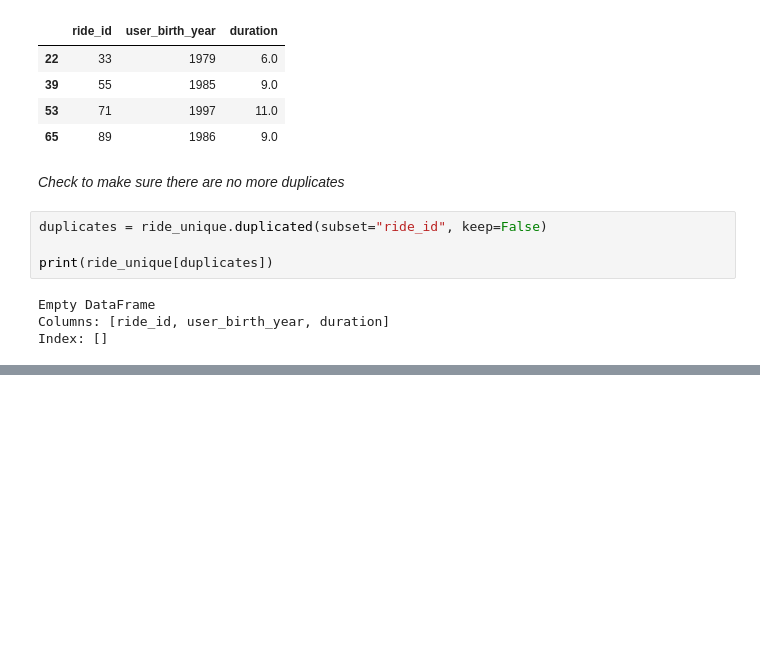
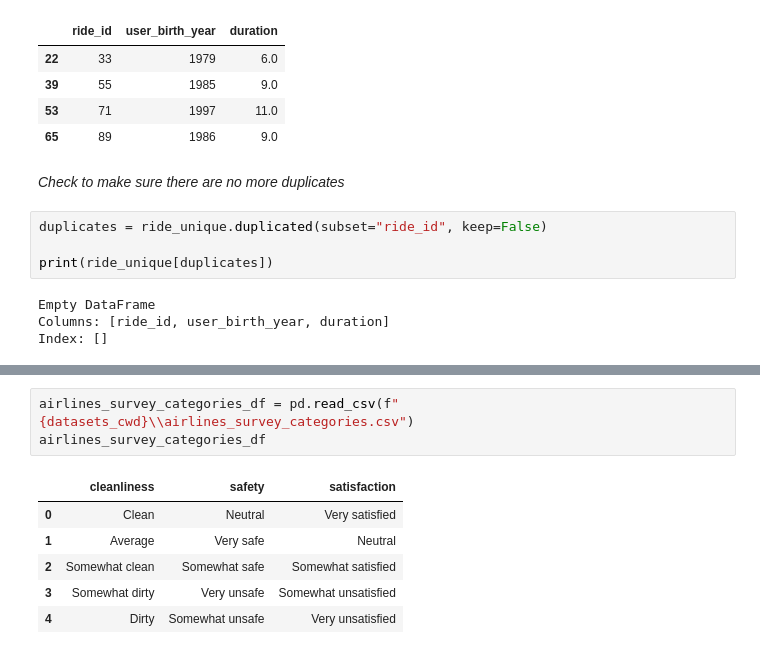
Before and after one commit to priscilla-arinze/PythonReview, a Jupyter notebook: LIBRARIES/Pandas_CleaningData.ipynb, the cells around one changed output, grey strips where cells are left out. Cells and saved outputs as stored; diff of their text form; blank space fills up the shorter version.

```diff
--- a/LIBRARIES/Pandas_CleaningData.ipynb
+++ b/LIBRARIES/Pandas_CleaningData.ipynb
@@ -406,0 +426,10 @@ Index: []
+# %%
+airlines_survey_categories_df = pd.read_csv(f"{datasets_cwd}\\airlines_survey_categories.csv")
+airlines_survey_categories_df
+# %% [output]
+|  | cleanliness | safety | satisfaction |
+| 0 | Clean | Neutral | Very satisfied |
+| 1 | Average | Very safe | Neutral |
+| 2 | Somewhat clean | Somewhat safe | Somewhat satisfied |
+| 3 | Somewhat dirty | Very unsafe | Somewhat unsatisfied |
+| 4 | Dirty | Somewhat unsafe | Very unsatisfied |
```
Also changed, not shown: parts of 12 cells of this notebook, 2 other files.
